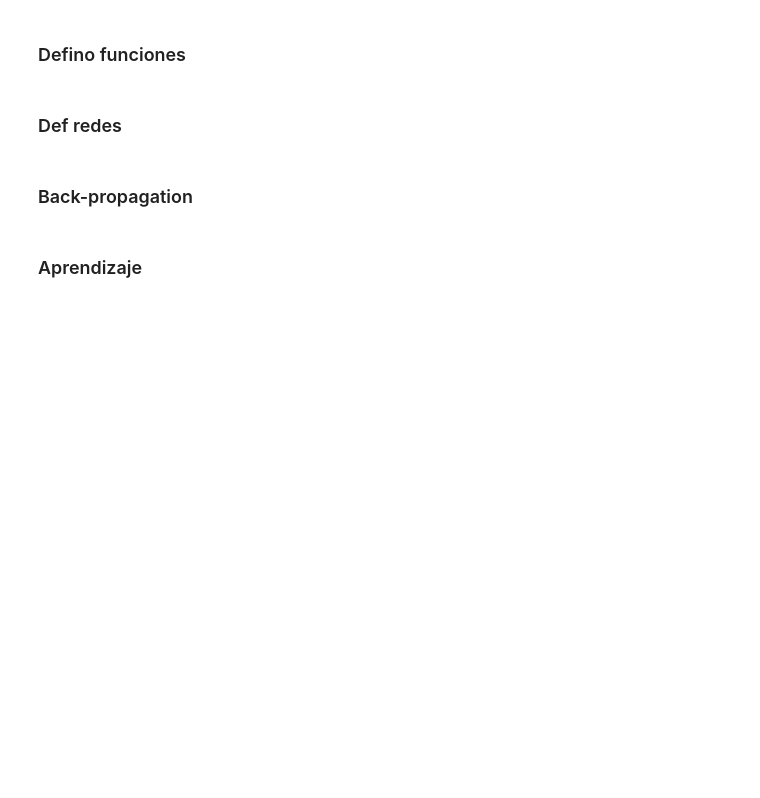
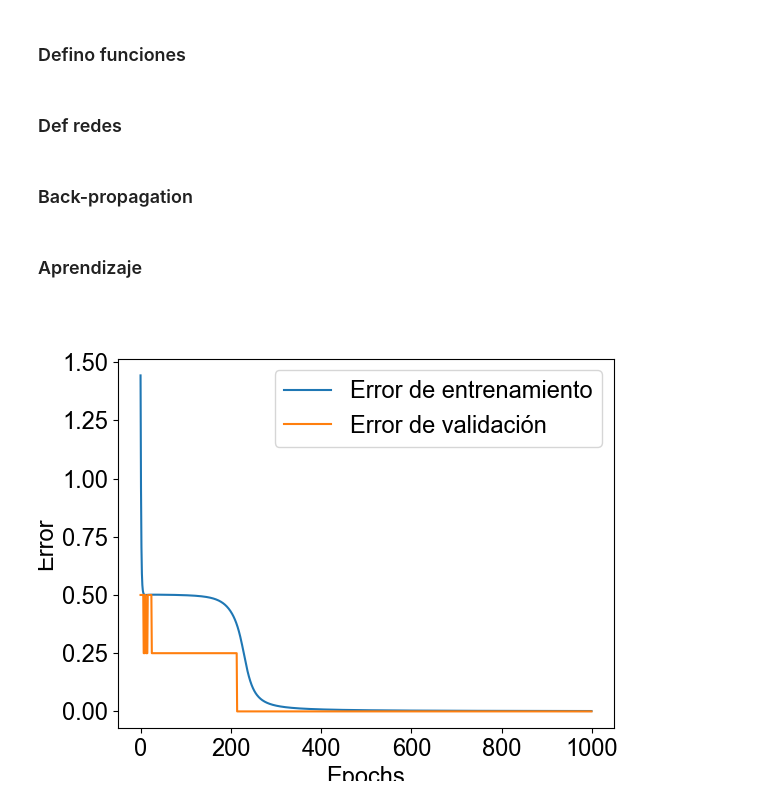
Before and after one commit to Lupama2/RedesNeuronales, a Jupyter notebook: Practicas/practica_4/practica_4_ej_1.ipynb, the cells around one changed output. Saved outputs shown, nothing was run; the diff lists cells and outputs as text; code cells hidden in the pictures; blank space fills up the shorter version.

```diff
--- a/Practicas/practica_4/practica_4_ej_1.ipynb
+++ b/Practicas/practica_4/practica_4_ej_1.ipynb
@@ -16,7 +26,10 @@ import matplotlib.pyplot as plt
 #Def regla XOR
 def XOR(x1, x2):
     #x1, x2: +1 o -1
-    return x1 * x2
+    if x1 == x2:
+        return 1
+    else:
+        return 0
 
 #Def datos x e y
 x_data = np.empty([4, 2])
@@ -54,9 +67,7 @@ def validacion(x_test, y_test, red):
         y_out = red_forward(x_test[i], red)
 
         #Calculo el error
-        #y_out está entre -1 y 1. Lo llevo a 0 y 1 y luego lo vuelov a -1 y 1
-        y_out_round = round((y_out + 1)/2)* 2 - 1
-        error += y_test[i] - y_out_round
+        error += np.abs(y_test[i] - np.round(y_out)) #Da 0 si no hay error y 1 si hay error
 
     return error/len(y_test)
 
@@ -66,7 +77,6 @@ def e_loss(x_test, y_test, red):
     for i in range(len(y_test)):
         #Forward pass
         y_out = red_forward(x_test[i], red)
-
         #Calculo el error
         error += (y_test[i] - y_out)**2
 
@@ -82,7 +92,8 @@ def g_prima(h_vec):
 # %% [markdown]
 ### Def redes
 # %%
-w_ini_max = 0.1
+np.random.seed(1)
+w_ini_max = 1
 red_A = {"input":2, "hidden":2, "output":1, "pesos":[np.random.rand(3,2)*w_ini_max, np.random.rand(3,1)*w_ini_max]}
 # %% [markdown]
 ### Back-propagation
@@ -142,6 +153,6 @@ def aprendizaje(x_data, y_data, red, eta, epochs = 1):
 # %%
 #Entreno red A
 eta = 0.1
-model_A = aprendizaje(x_data, y_data, red_A, eta, epochs = 100)
+model_A = aprendizaje(x_data, y_data, red_A, eta, epochs = 1000)
 
 #Entreno red B
@@ -149,0 +159,12 @@ model_A = aprendizaje(x_data, y_data, red_A, eta, epochs = 100)
+# %%
+#Grafico
+
+fig, ax = plt.subplots()
+ax.plot(model_A[1], label = "Error de entrenamiento")
+ax.plot(model_A[2], label = "Error de validación")
+ax.set_xlabel("Epochs")
+ax.set_ylabel("Error")
+ax.legend()
+plt.show()
+# %% [output]
+[figure, added]
```
Also changed, not shown: parts of 2 cells of this notebook.
